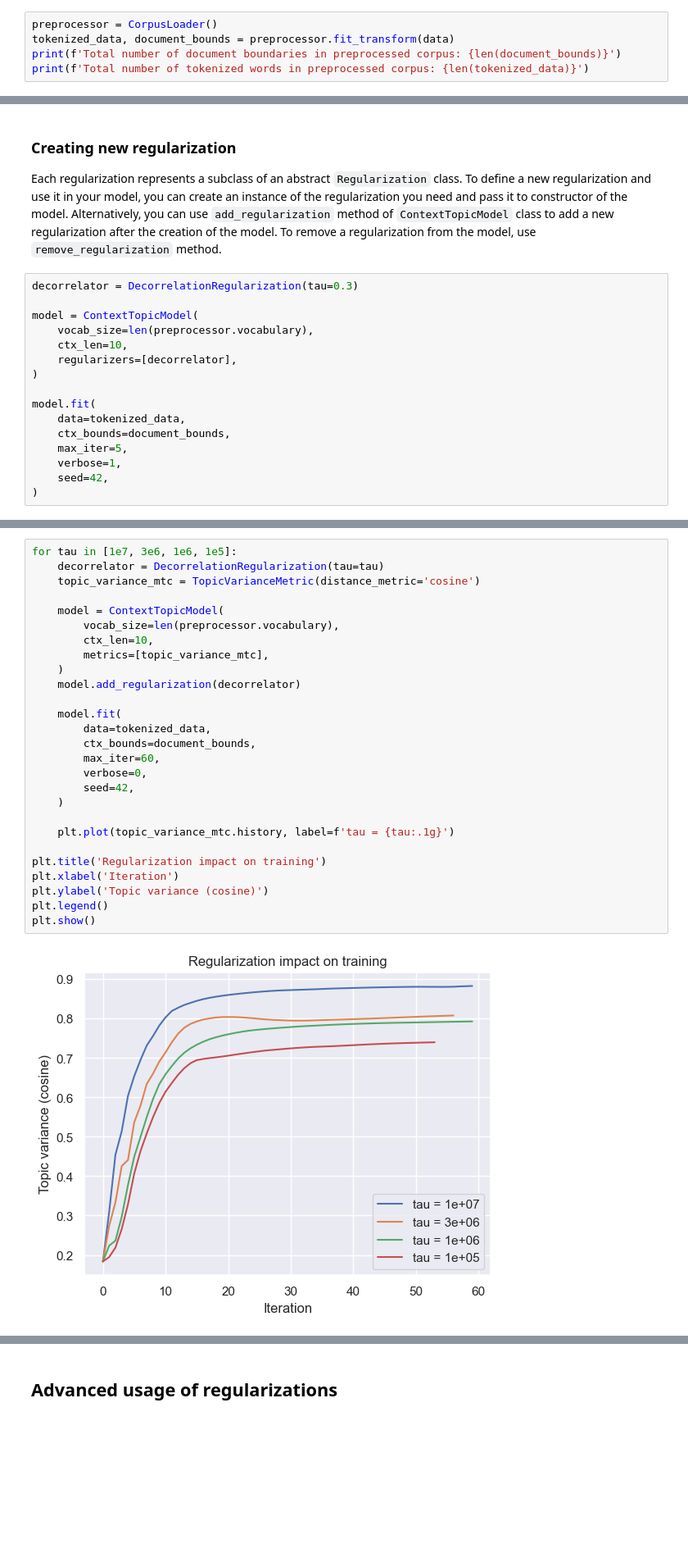
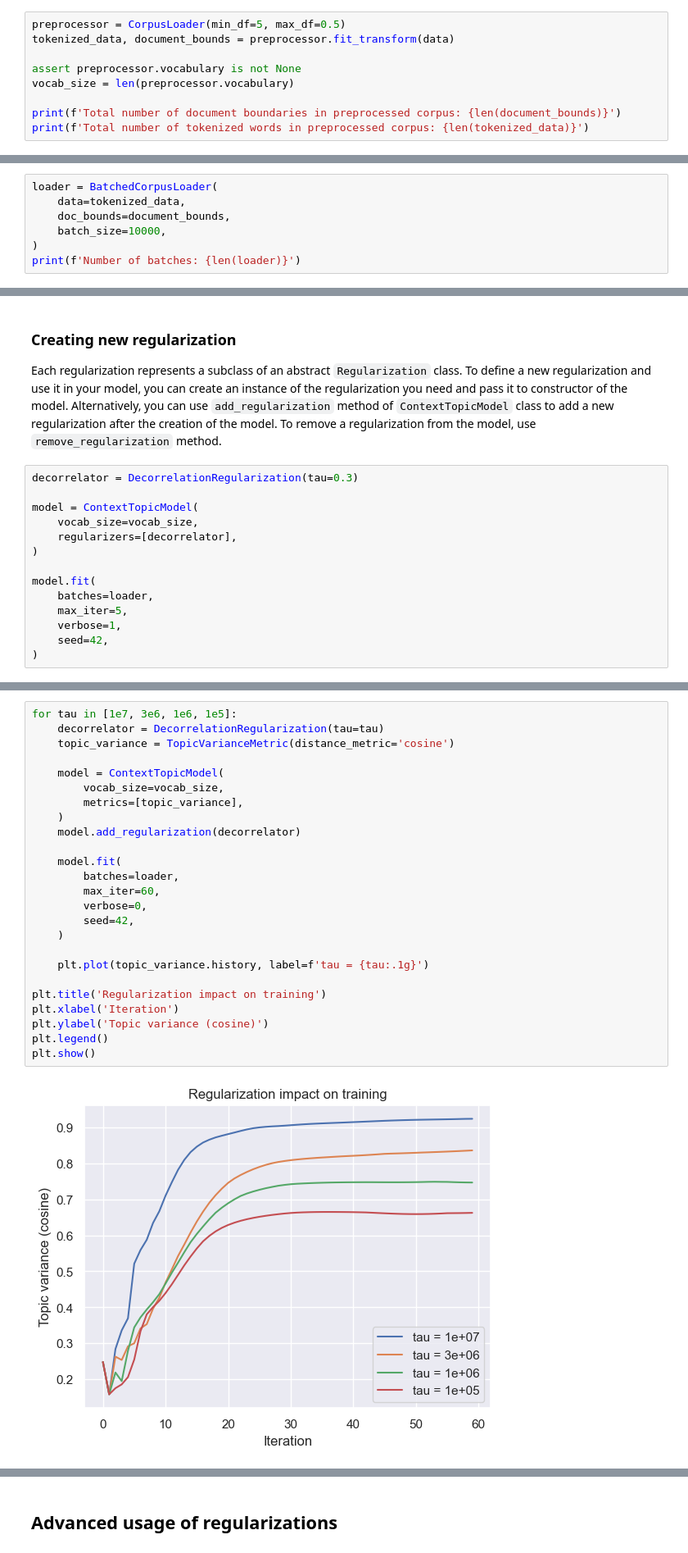
Before and after one commit to revit3d/topic-modelling-attention, a Jupyter notebook: examples/regularization.ipynb, the cells around one changed output, grey strips where cells are left out. Shown at 82% size. Drawn from its saved outputs; the diff is of its cells as text; blank space fills up the shorter version.

```diff
--- a/examples/regularization.ipynb
+++ b/examples/regularization.ipynb
@@ -28,8 +28,12 @@ print(f'Total number of words in corpus: {sum([len(doc.split(' ')) for doc in da
 Total number of documents in corpus: 18846
 Total number of words in corpus: 5937230
 # %%
-preprocessor = CorpusLoader()
+preprocessor = CorpusLoader(min_df=5, max_df=0.5)
 tokenized_data, document_bounds = preprocessor.fit_transform(data)
+
+assert preprocessor.vocabulary is not None
+vocab_size = len(preprocessor.vocabulary)
+
 print(f'Total number of document boundaries in preprocessed corpus: {len(document_bounds)}')
 print(f'Total number of tokenized words in preprocessed corpus: {len(tokenized_data)}')
 # %% [output]
@@ -37,0 +42,7 @@ Total number of tokenized words in preprocessed corpus: 3535392
+# %%
+loader = BatchedCorpusLoader(
+    data=tokenized_data,
+    doc_bounds=document_bounds,
+    batch_size=10000,
+)
+print(f'Number of batches: {len(loader)}')
@@ -45,14 +58,12 @@ Each regularization represents a subclass of an abstract `Regularization` class.
 decorrelator = DecorrelationRegularization(tau=0.3)
 
 model = ContextTopicModel(
-    vocab_size=len(preprocessor.vocabulary),
-    ctx_len=10,
+    vocab_size=vocab_size,
     regularizers=[decorrelator],
 )
 
 model.fit(
-    data=tokenized_data,
-    ctx_bounds=document_bounds,
+    batches=loader,
     max_iter=5,
     verbose=1,
     seed=42,
@@ -66,32 +77,30 @@ Iteration [5/5], phi update diff norm: 0.0545
 # %%
 for tau in [1e7, 3e6, 1e6, 1e5]:
     decorrelator = DecorrelationRegularization(tau=tau)
-    topic_variance_mtc = TopicVarianceMetric(distance_metric='cosine')
+    topic_variance = TopicVarianceMetric(distance_metric='cosine')
 
     model = ContextTopicModel(
-        vocab_size=len(preprocessor.vocabulary),
-        ctx_len=10,
-        metrics=[topic_variance_mtc],
+        vocab_size=vocab_size,
+        metrics=[topic_variance],
     )
     model.add_regularization(decorrelator)
 
     model.fit(
-        data=tokenized_data,
-        ctx_bounds=document_bounds,
+        batches=loader,
         max_iter=60,
         verbose=0,
         seed=42,
     )
 
-    plt.plot(topic_variance_mtc.history, label=f'tau = {tau:.1g}')
+    plt.plot(topic_variance.history, label=f'tau = {tau:.1g}')
 
 plt.title('Regularization impact on training')
 plt.xlabel('Iteration')
 plt.ylabel('Topic variance (cosine)')
 plt.legend()
 plt.show()
 # %% [output]
-[figure, old version]
+[figure, new version]
 # %% [markdown]
 ## Tagging regularizations
 
```
Also changed, not shown: parts of 7 cells of this notebook, 2 other files.
